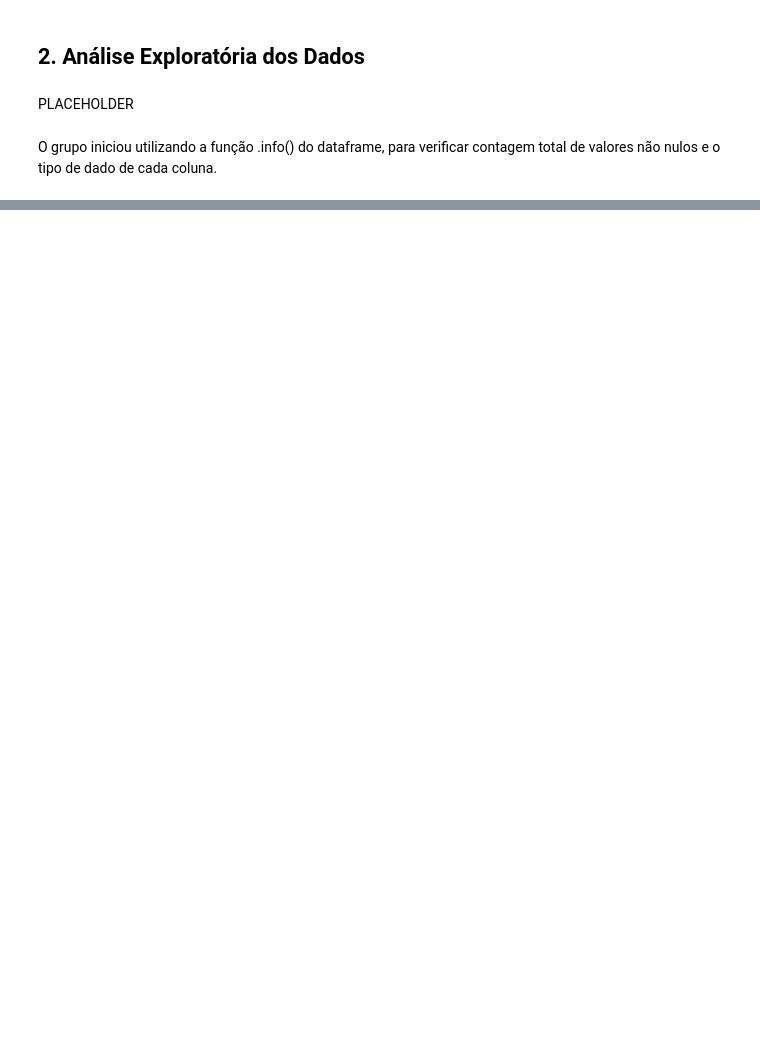
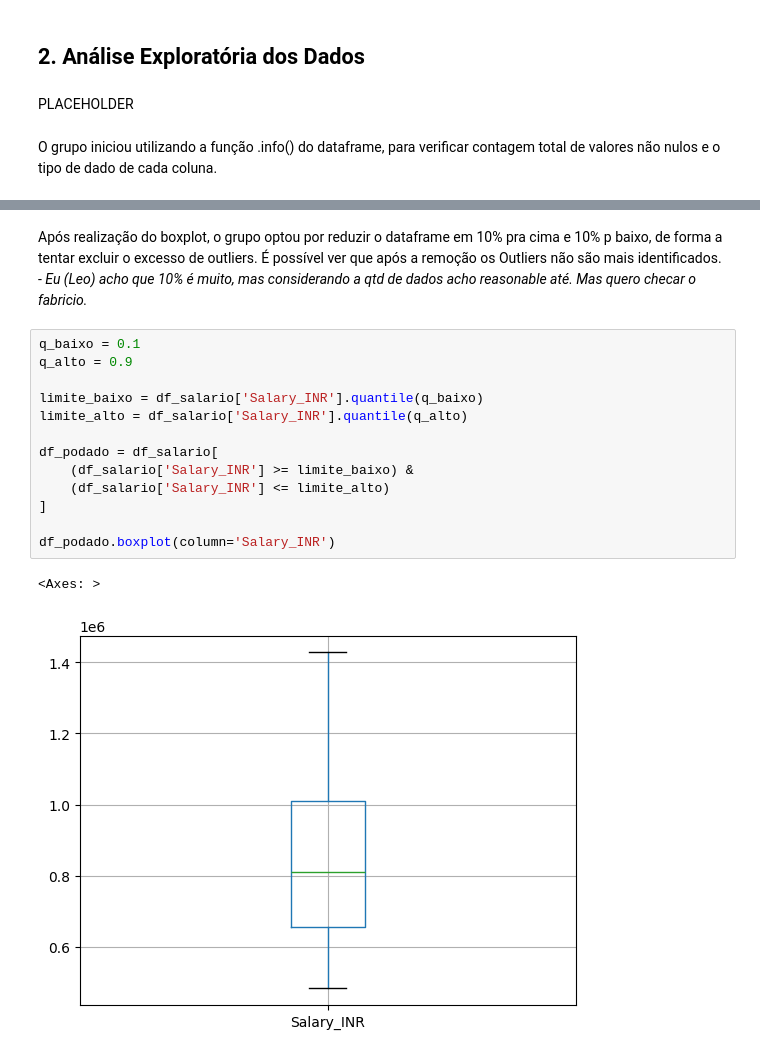
Before and after one commit to EngSoftwareABL/ProjetoAC2_ReconhecimentoPadr-es, a Jupyter notebook: Dataset_Salario.ipynb, the cells around one changed output, grey strips where cells are left out. Saved outputs shown, nothing was run; the diff lists cells and outputs as text; blank space fills up the shorter version.

```diff
--- a/Dataset_Salario.ipynb
+++ b/Dataset_Salario.ipynb
@@ -179,0 +95,18 @@ Name: Salary_Normalized, dtype: float64
+# %% [markdown]
+Após realização do boxplot, o grupo optou por reduzir o dataframe em 10% pra cima e 10% p baixo, de forma a tentar excluir o excesso de outliers. É possível ver que após a remoção os Outliers não são mais identificados. - *Eu (Leo) acho que 10% é muito, mas considerando a qtd de dados acho reasonable até. Mas quero checar o fabricio.*
+# %%
+q_baixo = 0.1
+q_alto = 0.9
+
+limite_baixo = df_salario['Salary_INR'].quantile(q_baixo)
+limite_alto = df_salario['Salary_INR'].quantile(q_alto)
+
+df_podado = df_salario[
+    (df_salario['Salary_INR'] >= limite_baixo) &
+    (df_salario['Salary_INR'] <= limite_alto)
+]
+
+df_podado.boxplot(column='Salary_INR')
+# %% [output]
+<Axes: >
+[figure, added]
```
Also changed, not shown: parts of 19 cells of this notebook.
